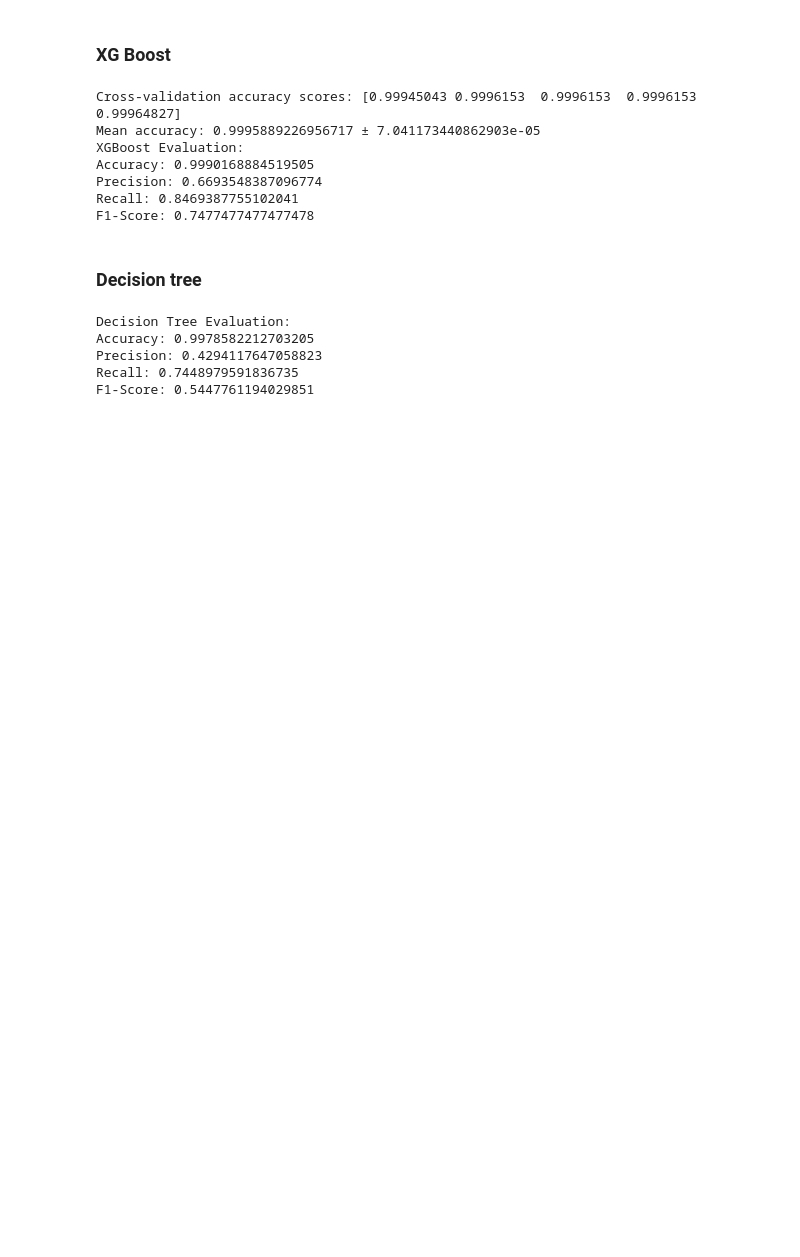
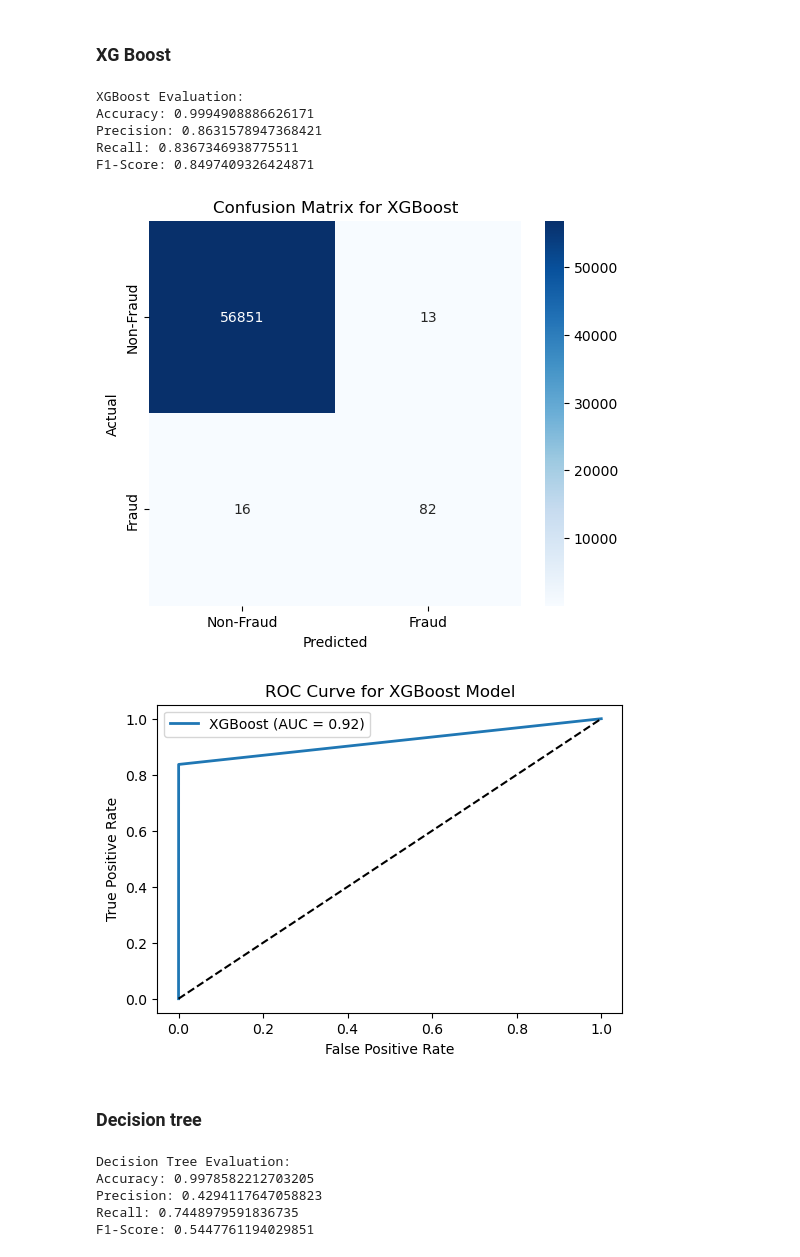
Before and after one commit to codefosu/Fraud-Detection-Using-Bagging-and-boosting-models, a Jupyter notebook: main.ipynb, the cells around one changed output. Cells and saved outputs as stored; diff of their text form; code cells hidden in the pictures; blank space fills up the shorter version.

Commit message:
Fixes and added heatmap

```diff
--- a/main.ipynb
+++ b/main.ipynb
@@ -141,16 +109,10 @@ plt.show()
 ### XG Boost
 # %%
 #XGBoost
-xg_model = xgb.XGBClassifier(n_estimators=100, random_state=42, max_depth = 10,  learning_rate=0.05,)
+xg_model = xgb.XGBClassifier(n_estimators=1000, random_state=42, max_depth = 15,  learning_rate=0.05,)
 xg_model.fit(X_train_res, y_train_res)
 xg_pred = xg_model.predict(X_test)
 
-from sklearn.metrics import make_scorer, accuracy_score, precision_score, recall_score, f1_score
-from sklearn.model_selection import cross_validate
-# Use cross-validation with 5 folds
-scores = cross_val_score(xg_model, X_train_res, y_train_res, cv=5, scoring='accuracy')
-print(f"Cross-validation accuracy scores: {scores}")
-print(f"Mean accuracy: {scores.mean()} ± {scores.std()}")
 #This shows that no offerfitting is accouring
 
 print("XGBoost Evaluation:")
@@ -166,13 +128,37 @@ print("\n")
 #Recall: 0.8571428571428571
 #F1-Score: 0.8275862068965517
 # %% [output]
-Cross-validation accuracy scores: [0.99945043 0.9996153  0.9996153  0.9996153  0.99964827]
-Mean accuracy: 0.9995889226956717 ± 7.041173440862903e-05
 XGBoost Evaluation:
-Accuracy: 0.9990168884519505
-Precision: 0.6693548387096774
-Recall: 0.8469387755102041
-F1-Score: 0.7477477477477478
+Accuracy: 0.9994908886626171
+Precision: 0.8631578947368421
+Recall: 0.8367346938775511
+F1-Score: 0.8497409326424871
+# %%
+conf_matrix = confusion_matrix(y_test, xg_pred)
+# Plot Confusion Matrix using Seaborn heatmap
+plt.figure(figsize=(6, 5))
+sns.heatmap(conf_matrix, annot=True, fmt='d', cmap='Blues', xticklabels=['Non-Fraud', 'Fraud'], yticklabels=['Non-Fraud', 'Fraud'])
+plt.title('Confusion Matrix for XGBoost')
+plt.xlabel('Predicted')
+plt.ylabel('Actual')
+plt.show()
+
+# Compute ROC curve
+fpr, tpr, _ = roc_curve(y_test, xg_pred)
+roc_auc = auc(fpr, tpr)
+
+# Plot ROC curve
+plt.figure(figsize=(6, 4))
+plt.plot(fpr, tpr, label=f'XGBoost (AUC = {roc_auc:.2f})', linewidth=2)
+plt.plot([0, 1], [0, 1], 'k--')  # Random guess line
+plt.xlabel('False Positive Rate')
+plt.ylabel('True Positive Rate')
+plt.title('ROC Curve for XGBoost Model')
+plt.legend()
+plt.show()
+# %% [output]
+[figure, added]
+[figure, added]
 # %% [markdown]
 ### Decision tree
 # %%
```
Also changed, not shown: parts of 8 cells of this notebook.
